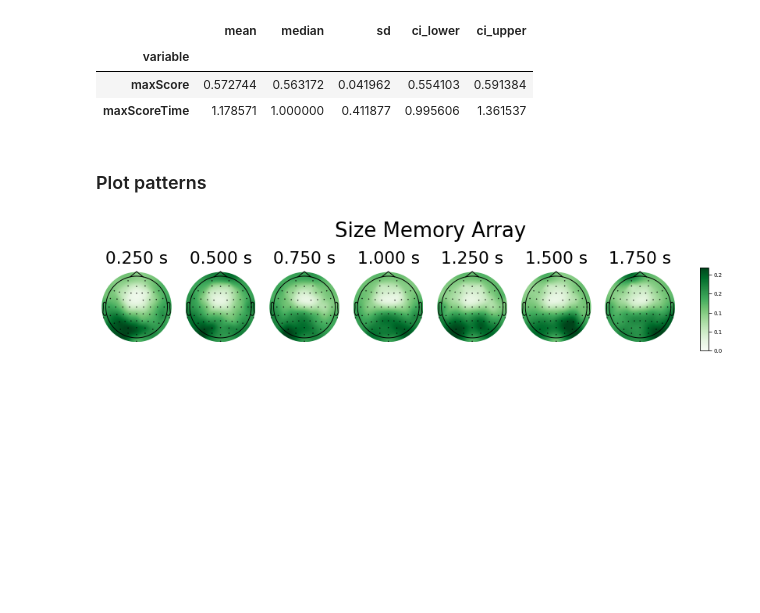
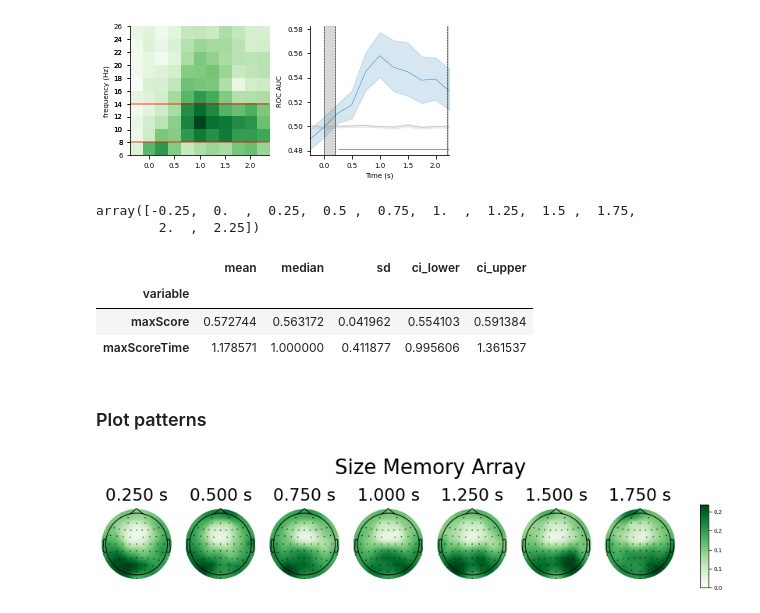
Before and after one commit to eioe/vMemEcc-Analyses, a Jupyter notebook: Analyses_Py/04.3_decoding_csp_plotters.ipynb, the cells around one changed output. Drawn from its saved outputs; the diff is of its cells as text; code cells hidden in the pictures; blank space fills up the shorter version.

```diff
--- a/Analyses_Py/04.3_decoding_csp_plotters.ipynb
+++ b/Analyses_Py/04.3_decoding_csp_plotters.ipynb
@@ -452,3 +472,51 @@ fig.savefig(fname)
+# %%
+fig, ax = plt.subplots(1,2, figsize=(17*0.75*cm,6*cm))
+
+scores_avg = np.mean(scores, axis=0)
+im = plot_decod_image_tfr(scores_avg, conditions, times, freqs, scoring, ax[0])
+
+# Create version with red box around classical alpha range (8-12Hz):
+rect = mpl.patches.Rectangle((-.5, 8), 3, 6,
+                             linewidth=1.6, edgecolor='r', facecolor='none', alpha=0.5)
+ax[0].add_patch(rect)
+
+acc_df = pd.DataFrame(scores[:, idx_freqs_of_intr, :].mean(axis=1)) #average across freqs of interest
+acc_df.columns = times
+acc_df_long = acc_df.melt(var_name='time', value_name='score')  # put into long format
+acc_df_long['decoding target'] = 'Load'
+acc_df_long['labels'] = 'All'
+
+acc_df_chance = pd.DataFrame(scores_chance[:, idx_freqs_of_intr, :].mean(axis=1)) #average across freqs of interest
+acc_df_chance.columns = times
+acc_df_long_chance = acc_df_chance.melt(var_name='time', value_name='score')  # put into long format
+acc_df_long_chance['decoding target'] = 'Load'
+acc_df_long_chance['labels'] = 'Chance'
+
+acc_df_long = pd.concat([acc_df_long, acc_df_long_chance])
+
+# run CBP test to find sign. clusters' times:
+scores_ts = scores[:, idx_freqs_of_intr, :].mean(axis=1)
+scores_ts_chance = scores_chance[:, idx_freqs_of_intr, :].mean(axis=1)
+T_obs, clusters, p_values = run_cbp_test(scores_ts - scores_ts_chance) # 0.5) #
+p_val_cbp = 0.05
+idx_sign_clusters = np.argwhere(p_values<p_val_cbp)
+sign_cluster_times = [times[clusters[idx[0]]][[0,-1]] for idx in idx_sign_clusters]
+
+plot_score_ts(acc_df_long, plt_dict['stimon'], color='blue', scoring=scoring, sign_clusters=sign_cluster_times, p_lvl=p_val_cbp, ax=ax[1])
+
+fig.tight_layout()
+
+fpath = op.join(config.paths['plots'], '10_tfr_decoding')
+helpers.chkmk_dir(fpath)
+fname = op.join(fpath, 'AUC-Load_overall_hor.pdf')
+fig.savefig(fname)
+# %% [output]
+[figure, added]
+# %%
+times
+# %% [output]
+array([-0.25,  0.  ,  0.25,  0.5 ,  0.75,  1.  ,  1.25,  1.5 ,  1.75,
+        2.  ,  2.25])
 # %%
 decod_scores = acc_df_long[acc_df_long.labels == 'All'].groupby('time').agg(
                 acc_mean=("score", np.mean),
```
Also changed, not shown: parts of 9 cells of this notebook, 4 other files.
